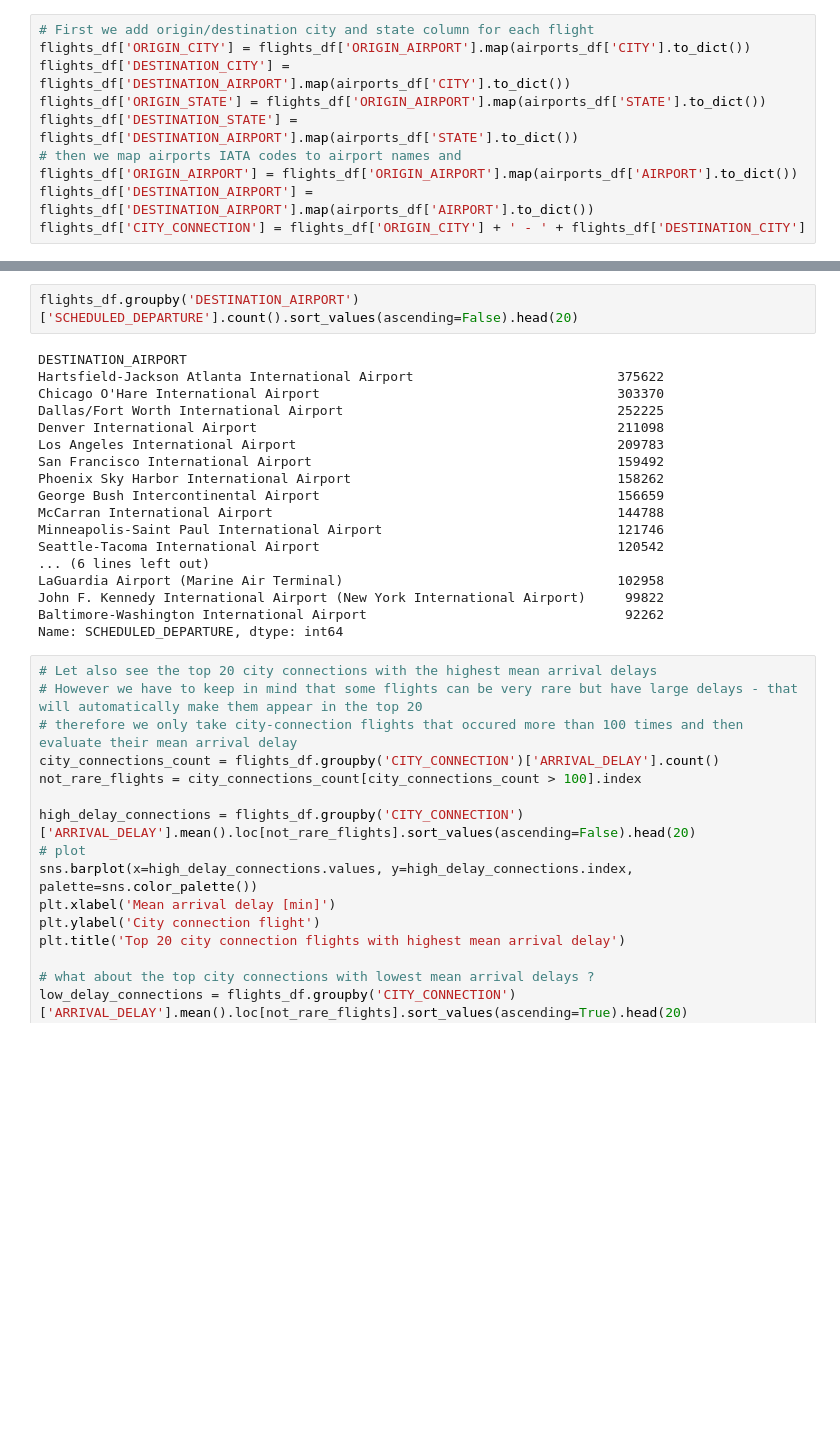
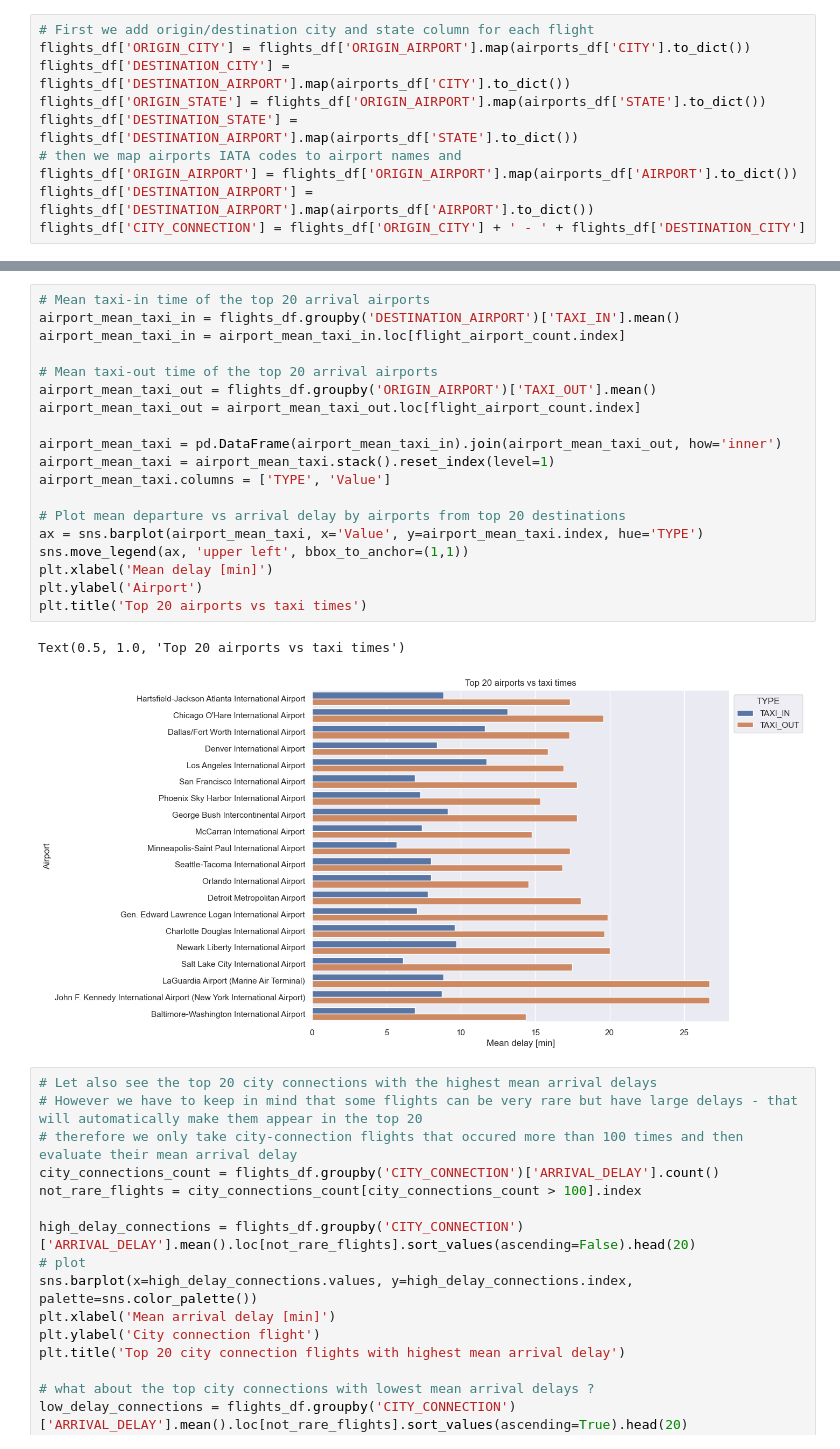
Before and after one commit to cezaryjanuszek/FlightDelays_prediction, a Jupyter notebook: Exploratory_Data_Analysis.ipynb, the cells around one changed output, grey strips where cells are left out. Saved outputs shown, nothing was run; the diff lists cells and outputs as text; blank space fills up the shorter version.

```diff
--- a/Exploratory_Data_Analysis.ipynb
+++ b/Exploratory_Data_Analysis.ipynb
@@ -291,23 +272,25 @@ flights_df
-# %%
-flights_df.groupby('DESTINATION_AIRPORT')['SCHEDULED_DEPARTURE'].count().sort_values(ascending=False).head(20)
-# %% [output]
-DESTINATION_AIRPORT
-Hartsfield-Jackson Atlanta International Airport                          375622
-Chicago O'Hare International Airport                                      303370
-Dallas/Fort Worth International Airport                                   252225
-Denver International Airport                                              211098
-Los Angeles International Airport                                         209783
-San Francisco International Airport                                       159492
-Phoenix Sky Harbor International Airport                                  158262
-George Bush Intercontinental Airport                                      156659
-McCarran International Airport                                            144788
-Minneapolis-Saint Paul International Airport                              121746
-Seattle-Tacoma International Airport                                      120542
-... (6 lines left out)
-LaGuardia Airport (Marine Air Terminal)                                   102958
-John F. Kennedy International Airport (New York International Airport)     99822
-Baltimore-Washington International Airport                                 92262
-Name: SCHEDULED_DEPARTURE, dtype: int64
+# %%
+# Mean taxi-in time of the top 20 arrival airports
+airport_mean_taxi_in = flights_df.groupby('DESTINATION_AIRPORT')['TAXI_IN'].mean()
+airport_mean_taxi_in = airport_mean_taxi_in.loc[flight_airport_count.index]
+
+# Mean taxi-out time of the top 20 arrival airports
+airport_mean_taxi_out = flights_df.groupby('ORIGIN_AIRPORT')['TAXI_OUT'].mean()
+airport_mean_taxi_out = airport_mean_taxi_out.loc[flight_airport_count.index]
+
+airport_mean_taxi = pd.DataFrame(airport_mean_taxi_in).join(airport_mean_taxi_out, how='inner')
+airport_mean_taxi = airport_mean_taxi.stack().reset_index(level=1)
+airport_mean_taxi.columns = ['TYPE', 'Value']
+
+# Plot mean departure vs arrival delay by airports from top 20 destinations
+ax = sns.barplot(airport_mean_taxi, x='Value', y=airport_mean_taxi.index, hue='TYPE')
+sns.move_legend(ax, 'upper left', bbox_to_anchor=(1,1))
+plt.xlabel('Mean delay [min]')
+plt.ylabel('Airport')
+plt.title('Top 20 airports vs taxi times')
+# %% [output]
+Text(0.5, 1.0, 'Top 20 airports vs taxi times')
+[figure, added]
 # %%
 # Let also see the top 20 city connections with the highest mean arrival delays
 # However we have to keep in mind that some flights can be very rare but have large delays - that will automatically make them appear in the top 20
```
Also changed, not shown: parts of 3 cells of this notebook, 2 other files.
